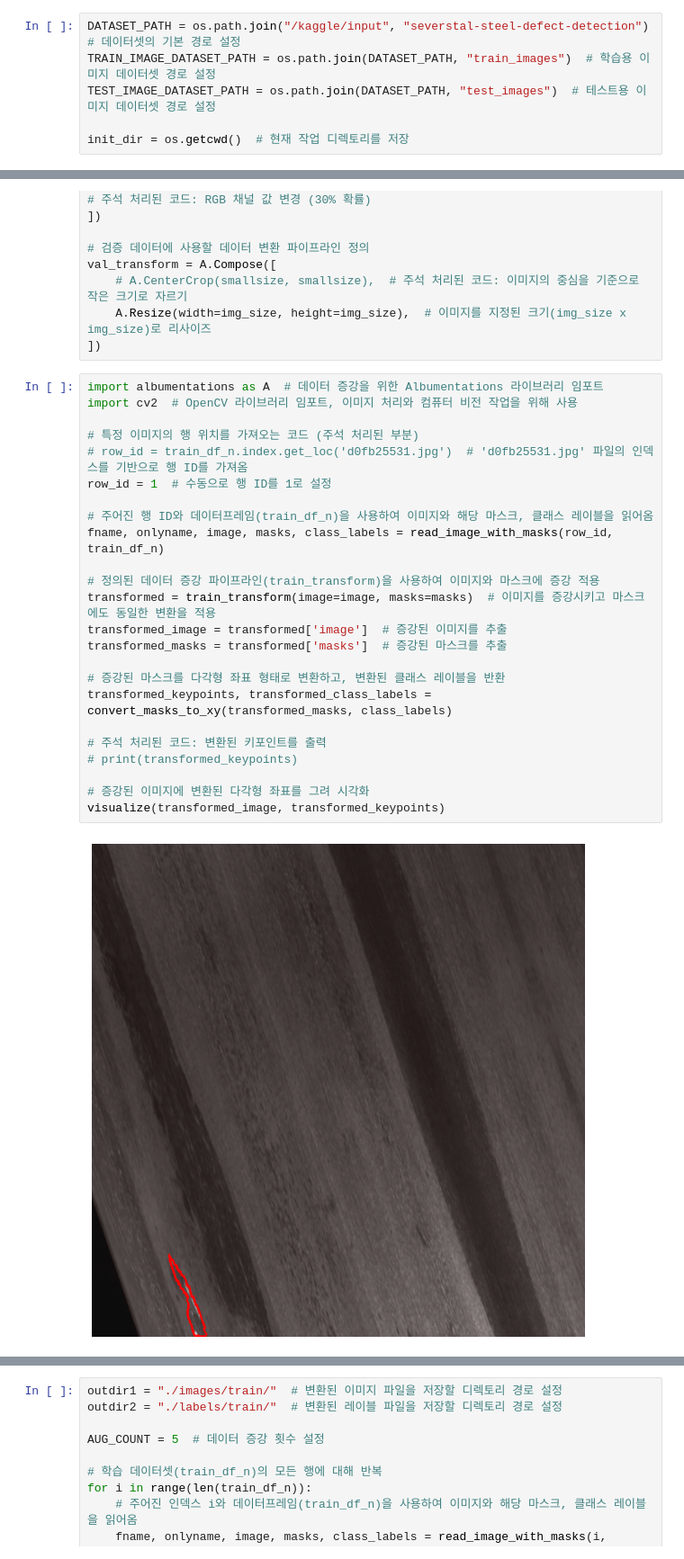
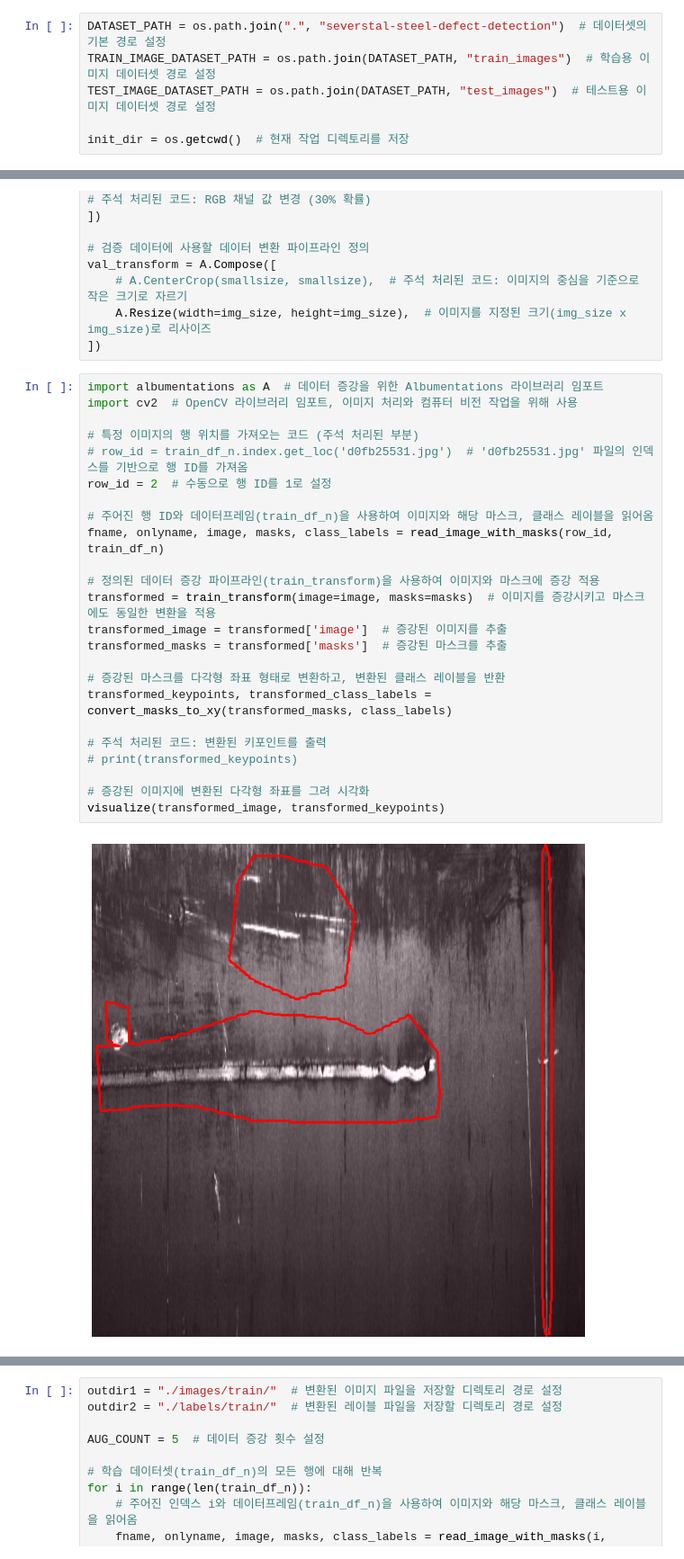
Before and after one commit to Jingik/S.F.D, a Jupyter notebook: AI/bok/yolov8-seg-test.ipynb, the cells around one changed output, grey strips where cells are left out. Shown at 90% size. Drawn from its saved outputs; the diff is of its cells as text.

```diff
--- a/AI/bok/yolov8-seg-test.ipynb
+++ b/AI/bok/yolov8-seg-test.ipynb
@@ -19,7 +21,7 @@ for dirname, _, filenames in os.walk('/kaggle/input'):
 # 모듈 설치
 # !pip install ultralytics -q
 # %%
-DATASET_PATH = os.path.join("/kaggle/input", "severstal-steel-defect-detection")  # 데이터셋의 기본 경로 설정
+DATASET_PATH = os.path.join(".", "severstal-steel-defect-detection")  # 데이터셋의 기본 경로 설정
 TRAIN_IMAGE_DATASET_PATH = os.path.join(DATASET_PATH, "train_images")  # 학습용 이미지 데이터셋 경로 설정
 TEST_IMAGE_DATASET_PATH = os.path.join(DATASET_PATH, "test_images")  # 테스트용 이미지 데이터셋 경로 설정
 
@@ -298,29 +327,29 @@ val_transform = A.Compose([
 # %%
 import albumentations as A  # 데이터 증강을 위한 Albumentations 라이브러리 임포트
 import cv2  # OpenCV 라이브러리 임포트, 이미지 처리와 컴퓨터 비전 작업을 위해 사용
 
 # 특정 이미지의 행 위치를 가져오는 코드 (주석 처리된 부분)
 # row_id = train_df_n.index.get_loc('d0fb25531.jpg')  # 'd0fb25531.jpg' 파일의 인덱스를 기반으로 행 ID를 가져옴
-row_id = 1  # 수동으로 행 ID를 1로 설정
+row_id = 2  # 수동으로 행 ID를 1로 설정
 
 # 주어진 행 ID와 데이터프레임(train_df_n)을 사용하여 이미지와 해당 마스크, 클래스 레이블을 읽어옴
 fname, onlyname, image, masks, class_labels = read_image_with_masks(row_id, train_df_n)
 
 # 정의된 데이터 증강 파이프라인(train_transform)을 사용하여 이미지와 마스크에 증강 적용
 transformed = train_transform(image=image, masks=masks)  # 이미지를 증강시키고 마스크에도 동일한 변환을 적용
 transformed_image = transformed['image']  # 증강된 이미지를 추출
 transformed_masks = transformed['masks']  # 증강된 마스크를 추출
 
 # 증강된 마스크를 다각형 좌표 형태로 변환하고, 변환된 클래스 레이블을 반환
 transformed_keypoints, transformed_class_labels = convert_masks_to_xy(transformed_masks, class_labels)
 
 # 주석 처리된 코드: 변환된 키포인트를 출력
 # print(transformed_keypoints)
 
 # 증강된 이미지에 변환된 다각형 좌표를 그려 시각화
 visualize(transformed_image, transformed_keypoints)
 # %% [output]
-[figure, old version]
+[figure, new version]
 # %%
 import os  # 운영 체제와 상호작용하기 위한 os 라이브러리 임포트
 import shutil  # 파일 및 디렉토리 작업을 위한 shutil 라이브러리 임포트
```
Also changed, not shown: parts of 16 cells of this notebook.
